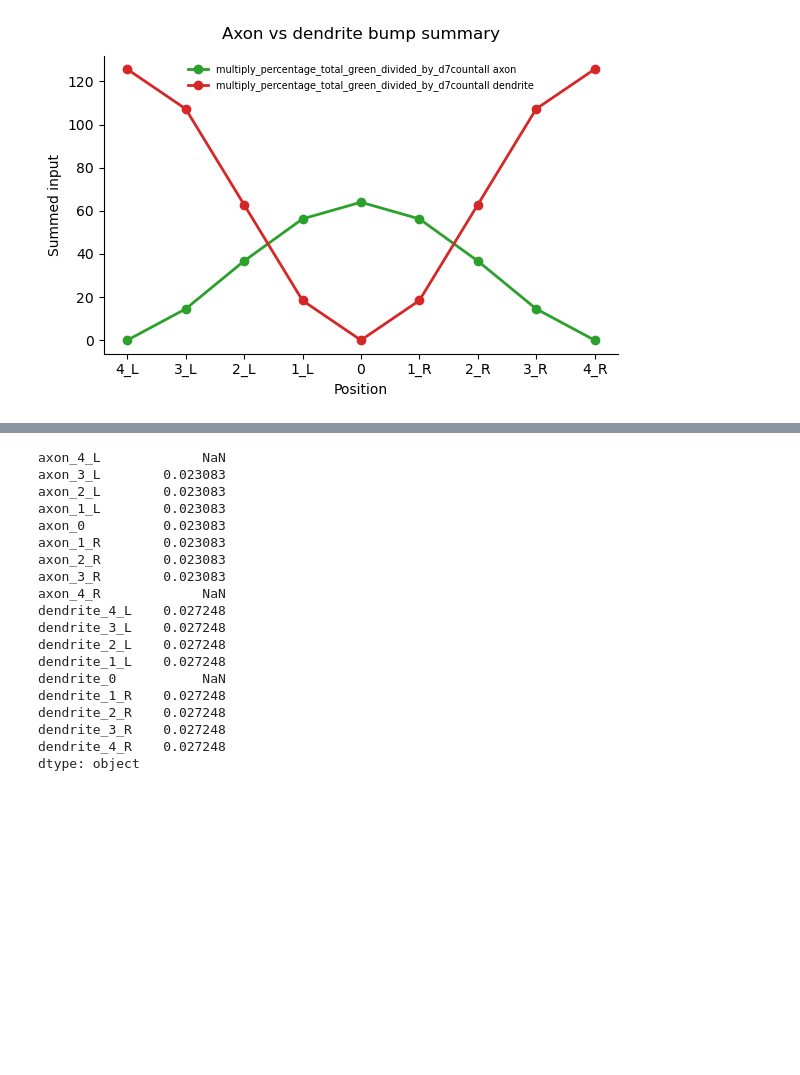
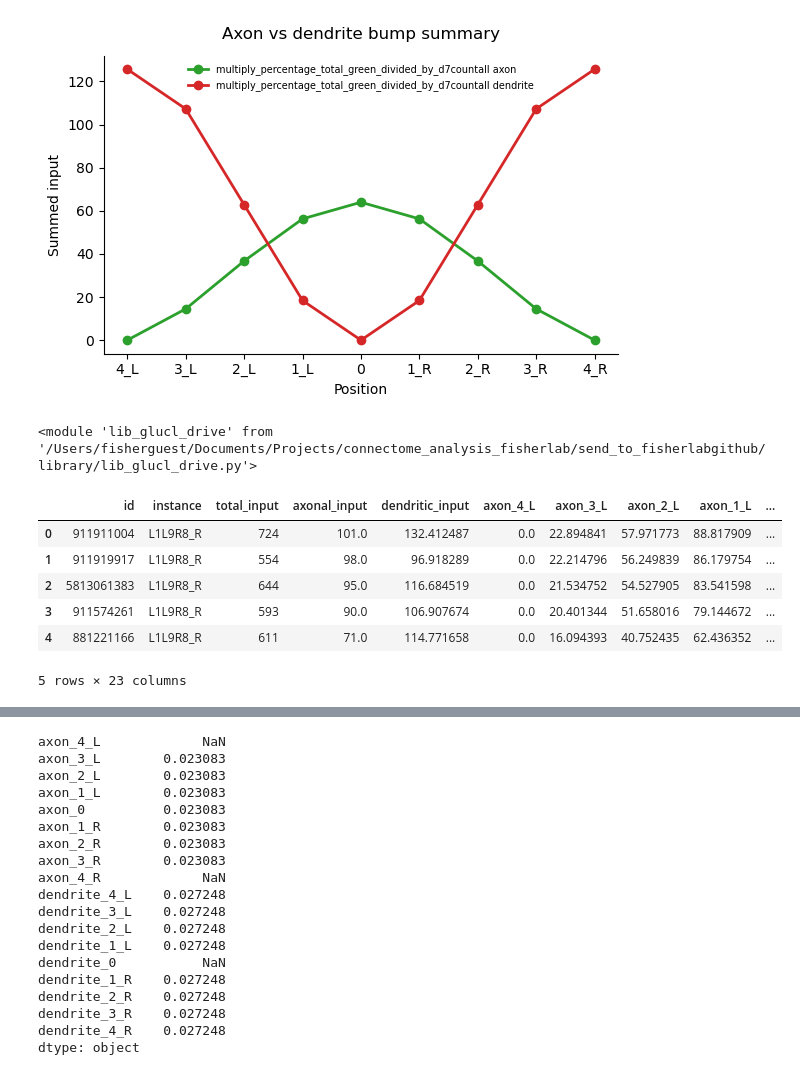
Before and after one commit to sansachenlelele/connectome_analysis_fisherlab, a Jupyter notebook: send_to_fisherlabgithub/notebooks/glucl_drive.ipynb, the cells around one changed output, grey strips where cells are left out. Cells and saved outputs as stored; diff of their text form; code cells hidden in the pictures; blank space fills up the shorter version.

```diff
--- a/send_to_fisherlabgithub/notebooks/glucl_drive.ipynb
+++ b/send_to_fisherlabgithub/notebooks/glucl_drive.ipynb
@@ -260,3 +258,34 @@ glucl.plot_axon_dendrite_bump_summary(
 )
 # %% [output]
 [figure]
+# %%
+importlib.reload(glucl)
+# %% [output]
+<module 'lib_glucl_drive' from '/Users/fisherguest/Documents/Projects/connectome_analysis_fisherlab/send_to_fisherlabgithub/library/lib_glucl_drive.py'>
+# %%
+# multiply the glucl_scaling_values to each delta7 neuron first (NOTE: now atotal_input ≠ xonal_input+dendritic_input)
+synapse_count_table_add_bump_receptor = (
+    glucl.apply_glucl_scaling_to_individual_bumps(
+        df=synapse_count_table_add_bump,
+        glucl_scaling_values=glucl_scaling_values,
+        axon_key="percentage_total_green_axon",
+        dendrite_key="percentage_total_green_dendritemean",
+    )
+)
+
+synapse_count_table_add_bump_receptorbysynapse = (
+    glucl.apply_glucl_scaling_to_individual_bumps(
+        df=synapse_count_table_add_bump,
+        glucl_scaling_values=glucl_scaling_values,
+        axon_key="percentage_total_green_divided_by_d7countall_axon",
+        dendrite_key="percentage_total_green_divided_by_d7countall_dendritemean",
+    )
+)
+# %% [output]
+|  | id | instance | total_input | axonal_input | dendritic_input | axon_4_L | axon_3_L | axon_2_L | axon_1_L | ... |
+| 0 | 911911004 | L1L9R8_R | 724 | 101.0 | 132.412487 | 0.0 | 22.894841 | 57.971773 | 88.817909 | ... |
+| 1 | 911919917 | L1L9R8_R | 554 | 98.0 | 96.918289 | 0.0 | 22.214796 | 56.249839 | 86.179754 | ... |
+| 2 | 5813061383 | L1L9R8_R | 644 | 95.0 | 116.684519 | 0.0 | 21.534752 | 54.527905 | 83.541598 | ... |
+| 3 | 911574261 | L1L9R8_R | 593 | 90.0 | 106.907674 | 0.0 | 20.401344 | 51.658016 | 79.144672 | ... |
+| 4 | 881221166 | L1L9R8_R | 611 | 71.0 | 114.771658 | 0.0 | 16.094393 | 40.752435 | 62.436352 | ... |
+5 rows × 23 columns
```
Also changed, not shown: parts of 5 cells of this notebook, 1 other file.
